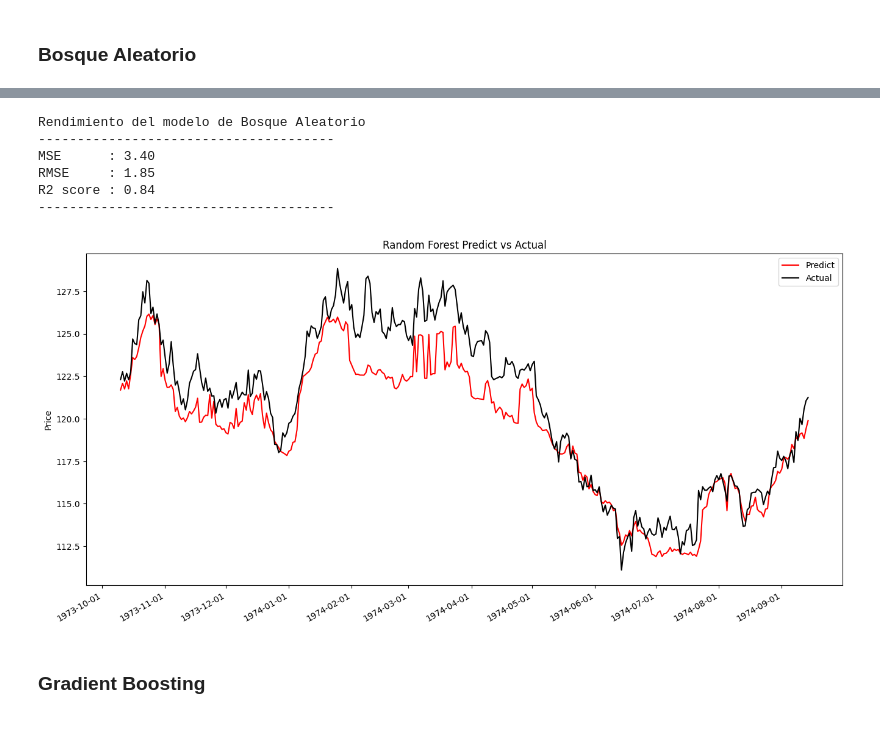
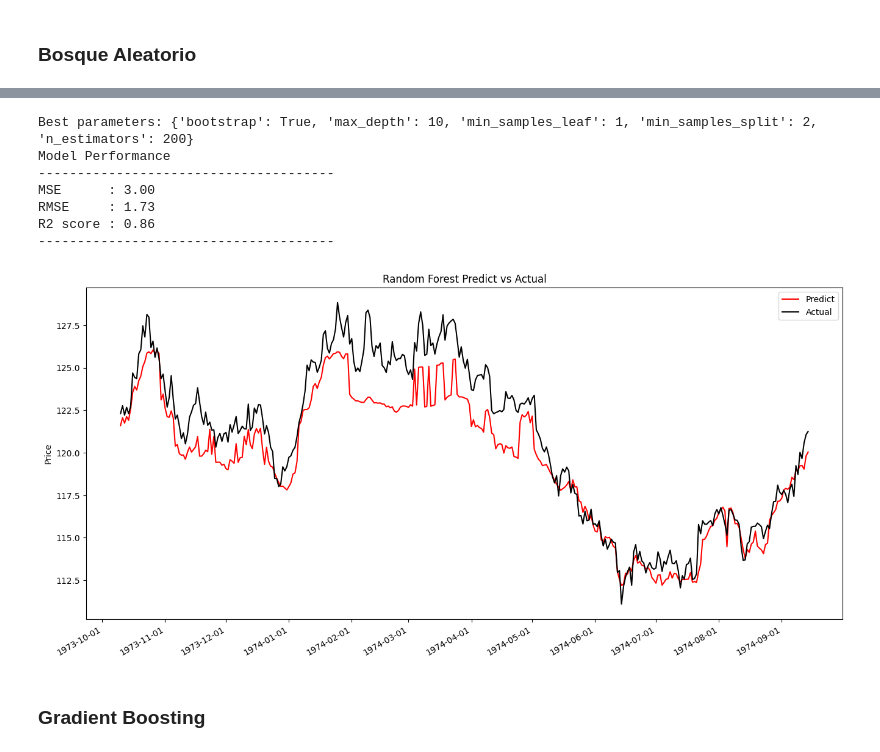
Before and after one commit to QuantConsulting/GOLD-FORECAST, a Jupyter notebook: notebooks/gold_prediction.ipynb, the cells around one changed output, grey strips where cells are left out. Cells and saved outputs as stored; diff of their text form; code cells hidden in the pictures.

```diff
--- a/notebooks/gold_prediction.ipynb
+++ b/notebooks/gold_prediction.ipynb
@@ -770,53 +750,62 @@ from sklearn.ensemble import RandomForestRegressor
 # %%
-# Función para ver el rendimiento del modelo de Bosque Aleatorio
-def rendimiento_modelo_random_forest(model, model_name, mse_dict, rmse_dict):
-    # Predicciones
+def rendimiento_GridSearch(model, model_name, X_test, y_test, mse_dict, rmse_dict):
     predicted = model.predict(X_test)
-    # Rsmse and R2 score
-    RSME_score = np.sqrt(mean_squared_error(y_test, predicted))
-    # Imprimir los resultados
-    print("Rendimiento del modelo de Bosque Aleatorio")
+    RMSE_score = np.sqrt(mean_squared_error(y_test, predicted))
+    print("Model Performance")
     print("--------------------------------------")
     mse = mean_squared_error(y_test, predicted)
     print(f"MSE      : {mse:.2f}")
-    print(f'RMSE     : {RSME_score:.2f}')
+    print(f'RMSE     : {RMSE_score:.2f}')
     R2_score = r2_score(y_test, predicted)
     print(f'R2 score : {R2_score:.2f}')
     print("--------------------------------------")
 
-    # Guardar los resultados
+
     mse_dict[model_name] = mse
-    rmse_dict[model_name] = RSME_score
+    rmse_dict[model_name] = RMSE_score
 
-    # Graficar los resultados
-    # Predicciones vs Actual
+
     plt.figure(figsize=(16, 8))
-    plt.plot(y_test.index, predicted,'red', label='Predict')
-    plt.plot(y_test.index, y_test,'black', label='Actual')
+    plt.plot(y_test.index, predicted, 'red', label='Predict')
+    plt.plot(y_test.index, y_test, 'black', label='Actual')
     plt.ylabel('Price')
     plt.gca().xaxis.set_major_formatter(mdates.DateFormatter('%Y-%m-%d'))
     plt.gca().xaxis.set_major_locator(mdates.MonthLocator())
-    # 45 grados
+
     plt.gcf().autofmt_xdate()
     plt.title(model_name + ' Predict vs Actual')
     plt.legend(loc='upper right')
     plt.show()
+
+
+def optimizar_random_forest(X_train, y_train):
+
+    rf = RandomForestRegressor()
+    param_grid = {
+        'n_estimators': [100, 200],
+        'max_depth': [None, 10],
+        'min_samples_split': [2, 5],
+        'min_samples_leaf': [1, 2],
+        'bootstrap': [True]
+    }
+
+    grid_search = GridSearchCV(estimator=rf, param_grid=param_grid, cv=3, n_jobs=-1, verbose=0)
+    grid_search.fit(X_train, y_train)
+    print(f"Best parameters: {grid_search.best_params_}")
+    return grid_search.best_estimator_
+
+
+rfgs = optimizar_random_forest(X_train, y_train)
+rendimiento_GridSearch(rfgs, "Random Forest", X_test, y_test, mse_dict, rmse_dict)
+# %% [output]
+Best parameters: {'bootstrap': True, 'max_depth': 10, 'min_samples_leaf': 1, 'min_samples_split': 2, 'n_estimators': 200}
+Model Performance
+--------------------------------------
+MSE      : 3.00
+RMSE     : 1.73
+R2 score : 0.86
+--------------------------------------
+[figure, added]
-# %%
-# Modelo de Bosque Aleatorio
-random_forest_model = RandomForestRegressor()
-y_train = np.ravel(y_train)
-random_forest_model.fit(X_train, y_train)
-
-# Evaluación del modelo de Bosque Aleatorio
-rendimiento_modelo_random_forest(random_forest_model, "Random Forest", mse_dict, rmse_dict)
-# %% [output]
-Rendimiento del modelo de Bosque Aleatorio
---------------------------------------
-MSE      : 3.40
-RMSE     : 1.85
-R2 score : 0.84
---------------------------------------
-[figure, removed]
 # %% [markdown]
 ### Gradient Boosting
 # %%
```
Also changed, not shown: parts of 6 cells of this notebook.
